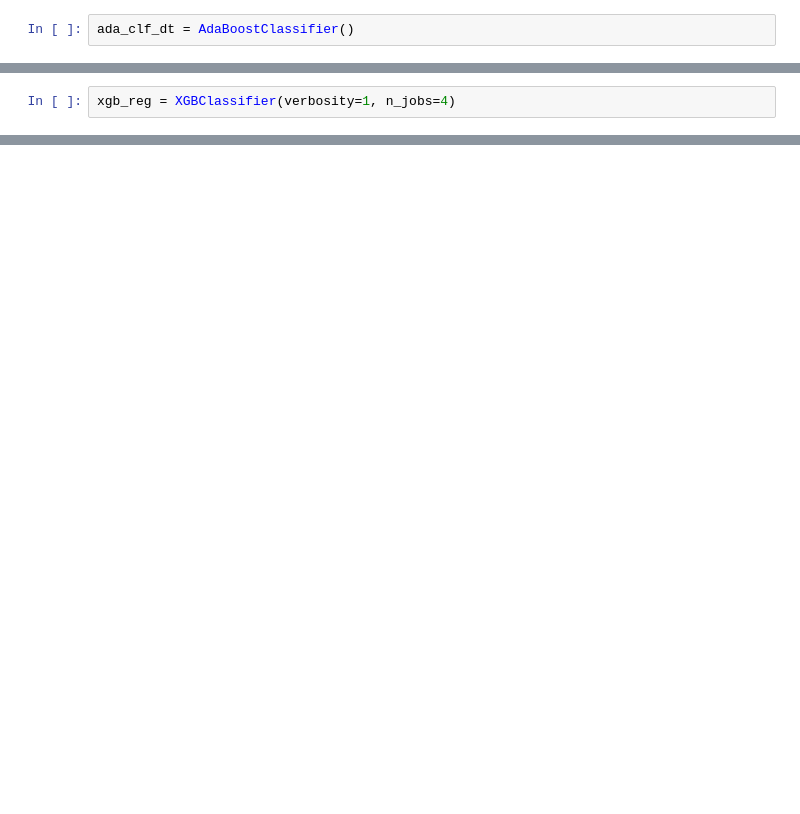
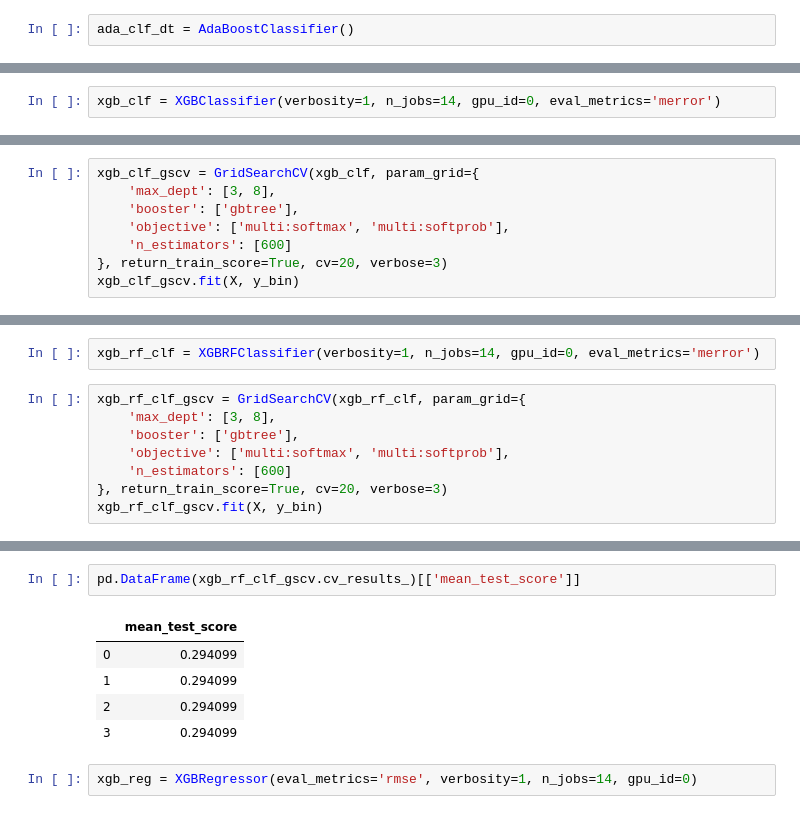
Before and after one commit to bedman3/tmdb_5000_movie_kmeans_analysis, a Jupyter notebook: Unsupervised_Modelling_Boosting.ipynb, the cells around one changed output, grey strips where cells are left out. Saved outputs shown, nothing was run; the diff lists cells and outputs as text; blank space fills up the shorter version.

```diff
--- a/Unsupervised_Modelling_Boosting.ipynb
+++ b/Unsupervised_Modelling_Boosting.ipynb
@@ -151,2 +150,2 @@ array([0.24375   , 0.25625   , 0.24375   , 0.26875   , 0.26875   ,
 # %%
-xgb_reg = XGBClassifier(verbosity=1, n_jobs=4)
+xgb_clf = XGBClassifier(verbosity=1, n_jobs=14, gpu_id=0, eval_metrics='merror')
@@ -158,0 +152,8 @@ KeyboardInterrupt:
+# %%
+xgb_clf_gscv = GridSearchCV(xgb_clf, param_grid={
+    'max_dept': [3, 8],
+    'booster': ['gbtree'],
+    'objective': ['multi:softmax', 'multi:softprob'],
+    'n_estimators': [600]
+}, return_train_score=True, cv=20, verbose=3)
+xgb_clf_gscv.fit(X, y_bin)
@@ -158,0 +208,10 @@ KeyboardInterrupt:
+# %%
+xgb_rf_clf = XGBRFClassifier(verbosity=1, n_jobs=14, gpu_id=0, eval_metrics='merror')
+# %%
+xgb_rf_clf_gscv = GridSearchCV(xgb_rf_clf, param_grid={
+    'max_dept': [3, 8],
+    'booster': ['gbtree'],
+    'objective': ['multi:softmax', 'multi:softprob'],
+    'n_estimators': [600]
+}, return_train_score=True, cv=20, verbose=3)
+xgb_rf_clf_gscv.fit(X, y_bin)
@@ -158,0 +265,10 @@ KeyboardInterrupt:
+# %%
+pd.DataFrame(xgb_rf_clf_gscv.cv_results_)[['mean_test_score']]
+# %% [output]
+|  | mean_test_score |
+| 0 | 0.294099 |
+| 1 | 0.294099 |
+| 2 | 0.294099 |
+| 3 | 0.294099 |
+# %%
+xgb_reg = XGBRegressor(eval_metrics='rmse', verbosity=1, n_jobs=14, gpu_id=0)
```
Also changed, not shown: parts of 20 cells of this notebook.
